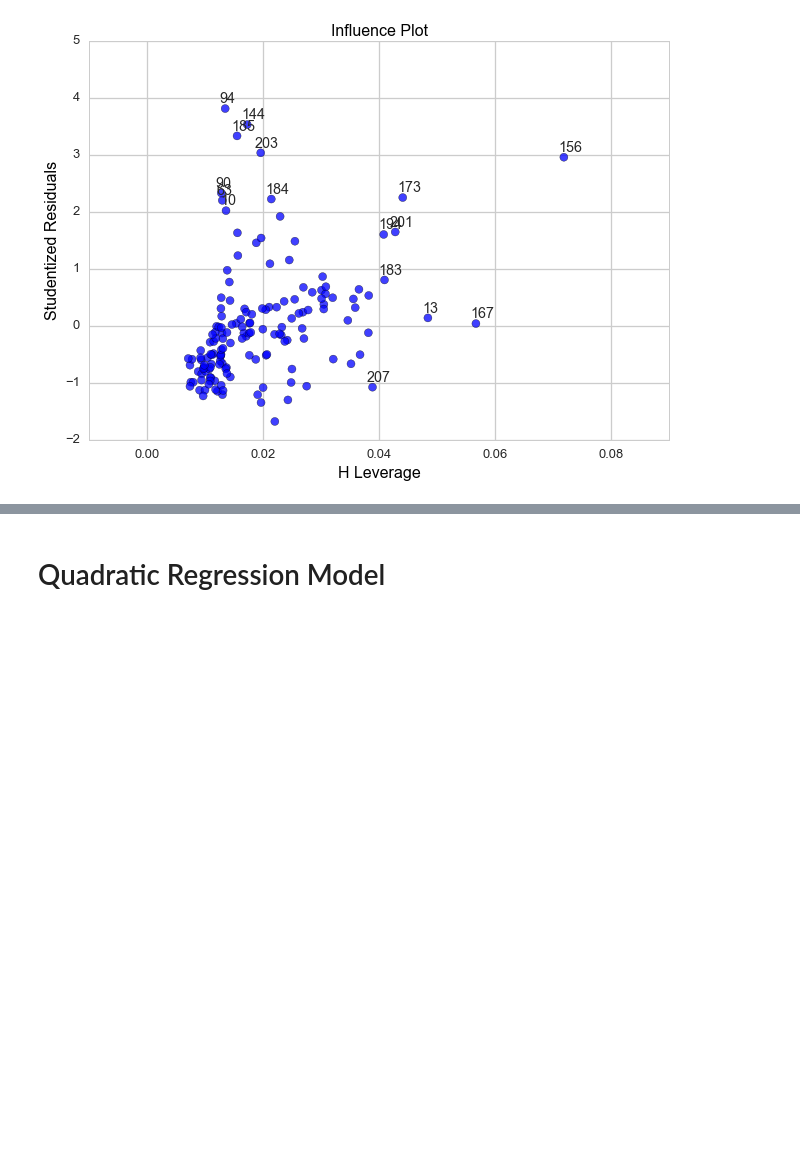
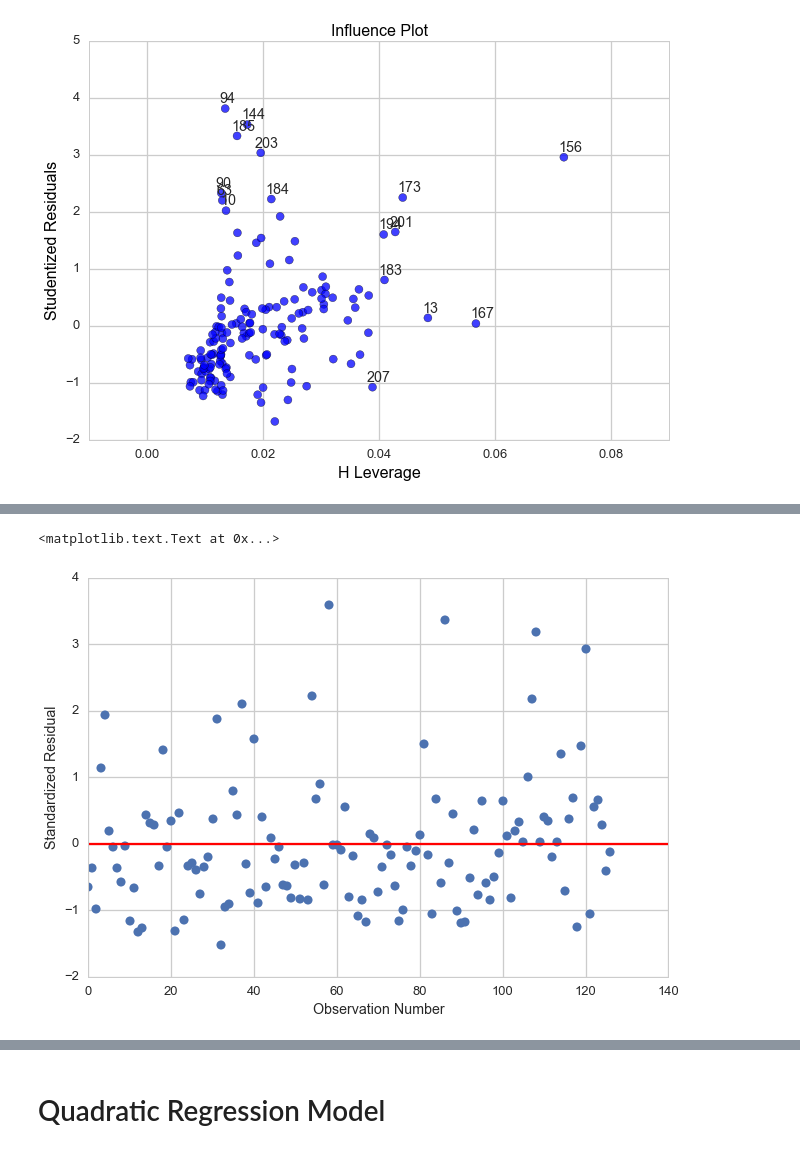
Before and after one commit to ArutyunSargsyan/democracy-and-economic-well-being, a Jupyter notebook: Regression Modeling in Practice/Week 3 Assignment.ipynb, the cells around one changed output, grey strips where cells are left out. Saved outputs shown, nothing was run; the diff lists cells and outputs as text; code cells hidden in the pictures; blank space fills up the shorter version.

```diff
--- a/Regression Modeling in Practice/Week 3 Assignment.ipynb
+++ b/Regression Modeling in Practice/Week 3 Assignment.ipynb
@@ -169,0 +244,10 @@ fig = sm.graphics.influence_plot(ols_model, size=8)
+# %%
+# simple plot of residuals
+stdres=pd.DataFrame(ols_model2.resid_pearson)
+plt.plot(stdres, 'o', ls='None')
+l = plt.axhline(y=0, color='r')
+plt.ylabel('Standardized Residual')
+plt.xlabel('Observation Number')
+# %% [output]
+<matplotlib.text.Text at 0x...>
+[figure, added]
```
Also changed, not shown: parts of 15 cells of this notebook.
